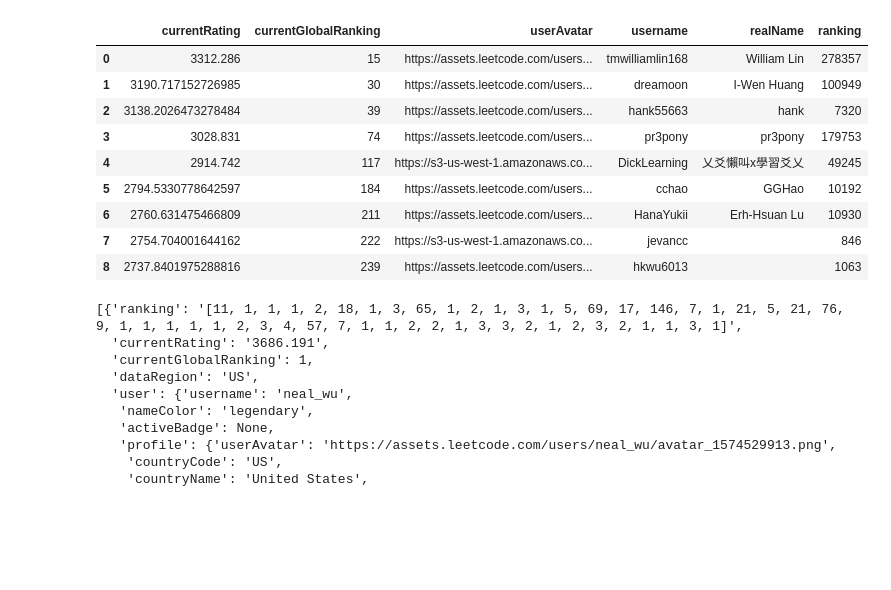
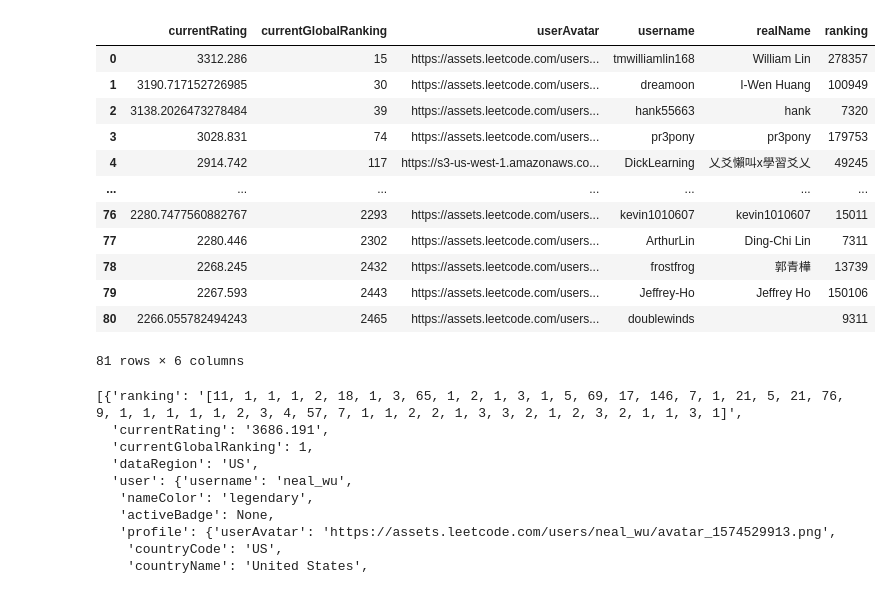
Before and after one commit to chienhsiang-hung/LC-TW-Board, a Jupyter notebook: test.ipynb, the cells around one changed output. Saved outputs shown, nothing was run; the diff lists cells and outputs as text; code cells hidden in the pictures; blank space fills up the shorter version.

```diff
--- a/test.ipynb
+++ b/test.ipynb
@@ -5,7 +5,7 @@ from tqdm import tqdm
 
 ranking_DF = pd.DataFrame(columns=['currentRating', 'currentGlobalRanking', 'userAvatar', 'username', 'realName', 'ranking'])
 currentRating=[]; currentGlobalRanking=[]; userAvatar=[]; username=[]; realName=[]; ranking=[]
-for i in tqdm(range(10)):
+for i in tqdm(range(100)):
     graphql_ranking = requests.post(
         'https://leetcode.com/graphql/',
         json = {"query": "{\n  globalRanking(page: "+str(i+1)+") {\n    totalUsers\n    userPerPage\n    myRank {\n      ranking\n      currentGlobalRanking\n      currentRating\n      dataRegion\n      user {\n        nameColor\n        activeBadge {\n          displayName\n          icon\n          __typename\n        }\n        __typename\n      }\n      __typename\n    }\n    rankingNodes {\n      ranking\n      currentRating\n      currentGlobalRanking\n      dataRegion\n      user {\n        username\n        nameColor\n        activeBadge {\n          displayName\n          icon\n          __typename\n        }\n        profile {\n          userAvatar\n          countryCode\n          countryName\n          realName\n          __typename\n        }\n        __typename\n      }\n      __typename\n    }\n    __typename\n  }\n}\n"}
@@ -15,37 +15,42 @@ for i in tqdm(range(10)):
         if rankingNode['user']['profile']['countryCode'] == 'TW':
             graphql_user = requests.post(
                 'https://leetcode.com/graphql/',
                 json = {
                     "query": "query userPublicProfile($username: String!) {\n  matchedUser(username: $username) {\n    contestBadge {\n      name\n      expired\n      hoverText\n      icon\n    }\n    username\n    githubUrl\n    twitterUrl\n    linkedinUrl\n    profile {\n      ranking\n      userAvatar\n      realName\n      aboutMe\n      school\n      websites\n      countryName\n      company\n      jobTitle\n      skillTags\n      postViewCount\n      postViewCountDiff\n      reputation\n      reputationDiff\n      solutionCount\n      solutionCountDiff\n      categoryDiscussCount\n      categoryDiscussCountDiff\n    }\n  }\n}\n    ",
                     "variables": {"username": rankingNode['user']['username']}
                 }
             )
             currentRating.append(rankingNode['currentRating'])
             currentGlobalRanking.append(rankingNode['currentGlobalRanking'])
             userAvatar.append(rankingNode['user']['profile']['userAvatar'])
             username.append(rankingNode['user']['username'])
             realName.append(rankingNode['user']['profile']['realName'])
             ranking.append(graphql_user.json()['data']['matchedUser']['profile']['ranking'])
 
 ranking_DF['currentRating'] = currentRating
 ranking_DF['currentGlobalRanking'] = currentGlobalRanking
 ranking_DF['userAvatar'] = userAvatar
 ranking_DF['username'] = username
 ranking_DF['realName'] = realName
 ranking_DF['ranking'] = ranking
 
+ranking_DF.to_csv('test.csv', index=False, encoding='utf_8_sig')
+
 ranking_DF
 # %% [output]
 |  | currentRating | currentGlobalRanking | userAvatar | username | realName | ranking |
 | 0 | 3312.286 | 15 | https://assets.leetcode.com/users... | tmwilliamlin168 | William Lin | 278357 |
 | 1 | 3190.717152726985 | 30 | https://assets.leetcode.com/users... | dreamoon | I-Wen Huang | 100949 |
 | 2 | 3138.2026473278484 | 39 | https://assets.leetcode.com/users... | hank55663 | hank | 7320 |
 | 3 | 3028.831 | 74 | https://assets.leetcode.com/users... | pr3pony | pr3pony | 179753 |
 | 4 | 2914.742 | 117 | https://s3-us-west-1.amazonaws.co... | DickLearning | 乂爻懶叫x學習爻乂 | 49245 |
-| 5 | 2794.5330778642597 | 184 | https://assets.leetcode.com/users... | cchao | GGHao | 10192 |
-| 6 | 2760.631475466809 | 211 | https://assets.leetcode.com/users... | HanaYukii | Erh-Hsuan Lu | 10930 |
-| 7 | 2754.704001644162 | 222 | https://s3-us-west-1.amazonaws.co... | jevancc |  | 846 |
-| 8 | 2737.8401975288816 | 239 | https://assets.leetcode.com/users... | hkwu6013 |  | 1063 |
+| ... | ... | ... | ... | ... | ... | ... |
+| 76 | 2280.7477560882767 | 2293 | https://assets.leetcode.com/users... | kevin1010607 | kevin1010607 | 15011 |
+| 77 | 2280.446 | 2302 | https://assets.leetcode.com/users... | ArthurLin | Ding-Chi Lin | 7311 |
+| 78 | 2268.245 | 2432 | https://assets.leetcode.com/users... | frostfrog | 郭青樺 | 13739 |
+| 79 | 2267.593 | 2443 | https://assets.leetcode.com/users... | Jeffrey-Ho | Jeffrey Ho | 150106 |
+| 80 | 2266.055782494243 | 2465 | https://assets.leetcode.com/users... | doublewinds |  | 9311 |
+81 rows × 6 columns
 # %%
 import requests
 # client = requests.session()
```
Also changed, not shown: 1 other file.
